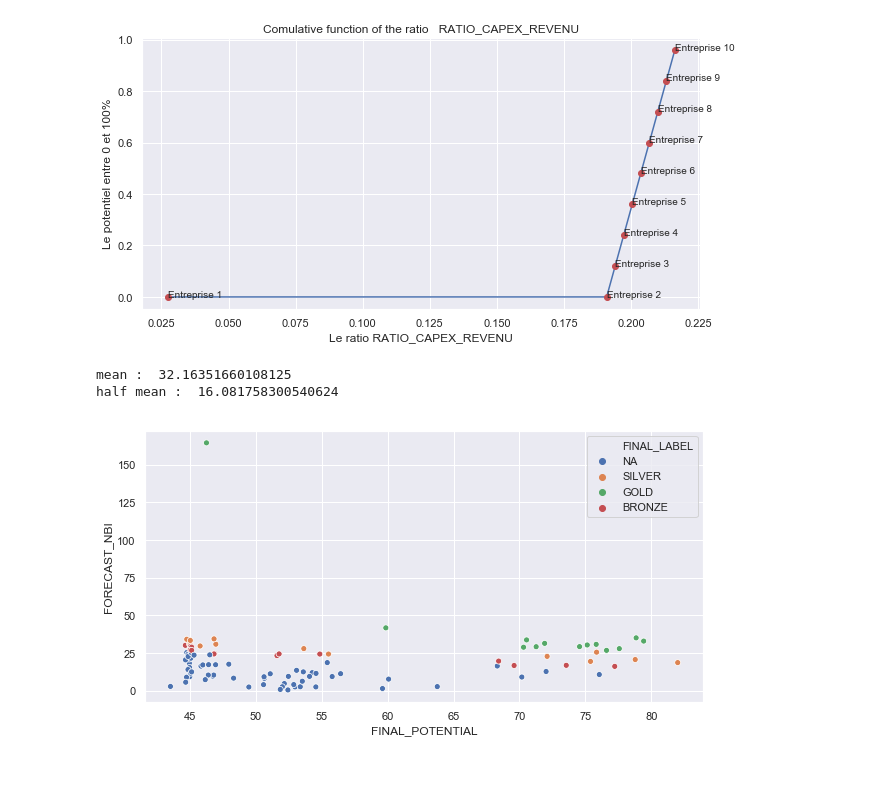
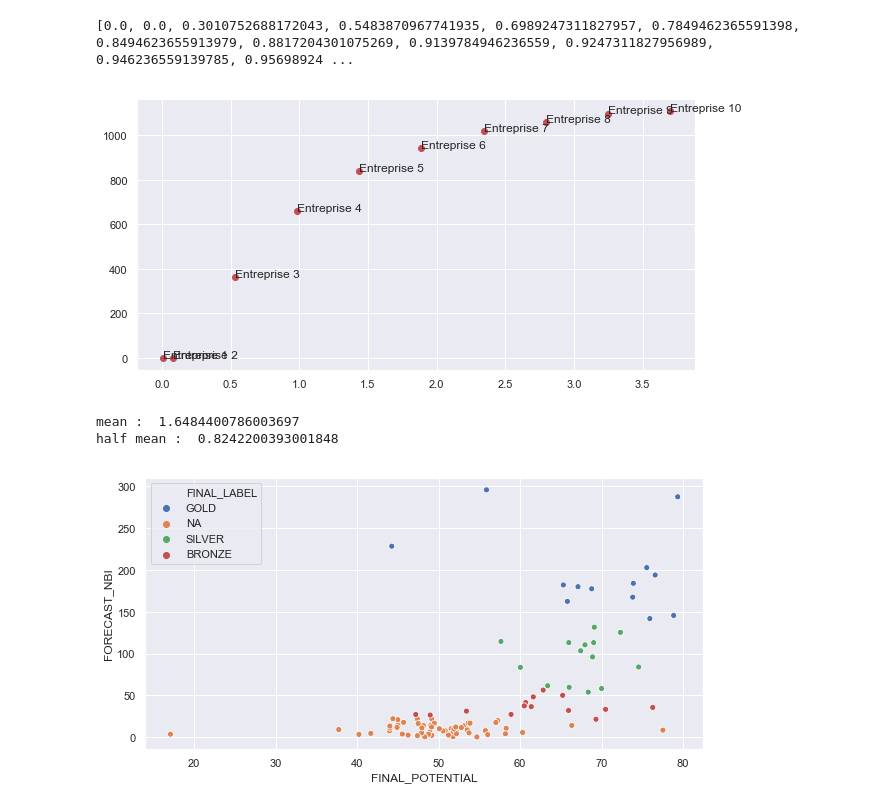
Before and after one commit to Zouhairhajji/Financial_Opportunities_Detection, a Jupyter notebook: 1_External_Data_Analysis/External_data_analysis.ipynb, the cells around one changed output. Cells and saved outputs as stored; diff of their text form; code cells hidden in the pictures; blank space fills up the shorter version.

```diff
--- a/1_External_Data_Analysis/External_data_analysis.ipynb
+++ b/1_External_Data_Analysis/External_data_analysis.ipynb
@@ -184,40 +184,43 @@ def calculate_performance(_df, _column_name, _reverse=False, _linear=False):
     if  not _reverse and not _linear:
         return column_ratio.apply(lambda value: 0 if  math.isnan(value)  else  y[np.where(x <= value)[0].max()]  ) , x, y
     elif not _reverse and  _linear:
         return column_ratio.apply(lambda value: 0 if  math.isnan(value)  else  y[np.where(x <= value)[0].max()]  ) , x, y
 
     if   _reverse and not _linear:
         return column_ratio.apply(lambda value: 0 if  math.isnan(value)  else  y[np.where(x <= value)[0].min()]  ) , x, y
 
     elif  _reverse and  _linear:
         return column_ratio.apply(lambda value: 0 if  math.isnan(value)  else  y[np.where(x <= value)[0].min()]  ) , x, y
 
 
 
 
 
 
  # test
-_tmp_ratio_name = 'RATIO_CAPEX_REVENU'
+_tmp_ratio_name = 'RATIO_ROA'
 _tmp_reverse = False
-_tmp_linear = True
+_tmp_linear = False
 
 potential, x, y = calculate_performance(flat_data, _tmp_ratio_name , _reverse=_tmp_reverse , _linear=_tmp_linear )
 
 rcParams['figure.figsize'] = 10, 5
 
-plt.plot(x[:10], y[:10]* 1200)
-plt.xlabel('Le ratio ' + _tmp_ratio_name)
-plt.ylabel('Le potentiel entre 0 et 100%')
-plt.title("Comulative function of the ratio   " + _tmp_ratio_name)
+#plt.plot(x[:10], y[:10]* 1200)
+#plt.xlabel('Le ratio ' + _tmp_ratio_name)
+#plt.ylabel('Le potentiel entre 0 et 100%')
+#plt.title("Comulative function of the ratio   " + _tmp_ratio_name)
 
 
+
+print(y[0:20] )
 
 for i in range(len(x[0: 10])):
     plt.plot(x[i], y[i] * 1200, 'ro')
     plt.text(x[i], y[i] * 1200, flat_data['COMPANY_NAME'].values[i])
 # %% [output]
+[0.0, 0.0, 0.3010752688172043, 0.5483870967741935, 0.6989247311827957, 0.7849462365591398, 0.8494623655913979, 0.8817204301075269, 0.9139784946236559, 0.9247311827956989, 0.946236559139785, 0.95698924 ...
-[figure, old version]
+[figure, new version]
 # %%
 # calculate the potentials
 prefix_spliter = 'RATIO_'
@@ -301,8 +304,8 @@ flat_data['FORECAST_NBI'] = flat_data.apply(calculate_leased_capital, axis=1)
 # final result
 flat_data['FINAL_RANK'] = flat_data['FINAL_POTENTIAL'] * flat_data['FORECAST_NBI']
 # %% [output]
-mean :  32.16351660108125
-half mean :  16.081758300540624
+mean :  1.6484400786003697
+half mean :  0.8242200393001848
 # %%
 # calculate the quantile
 f_x = lambda x: int( 10 + math.log(x+1) )
@@ -324,6 +327,6 @@ flat_data['FINAL_LABEL'] = flat_data['FINAL_RANK'].rank(ascending=False).apply(c
 # %%
 ax = sns.scatterplot(x="FINAL_POTENTIAL", y="FORECAST_NBI",hue="FINAL_LABEL", data=flat_data)
 # %% [output]
-[figure, old version]
+[figure, new version]
 # %%
 flat_data.to_csv('../ressources/data/1_fianncial_analysis_result.csv', sep=';')
```
Also changed, not shown: 15 other files.
